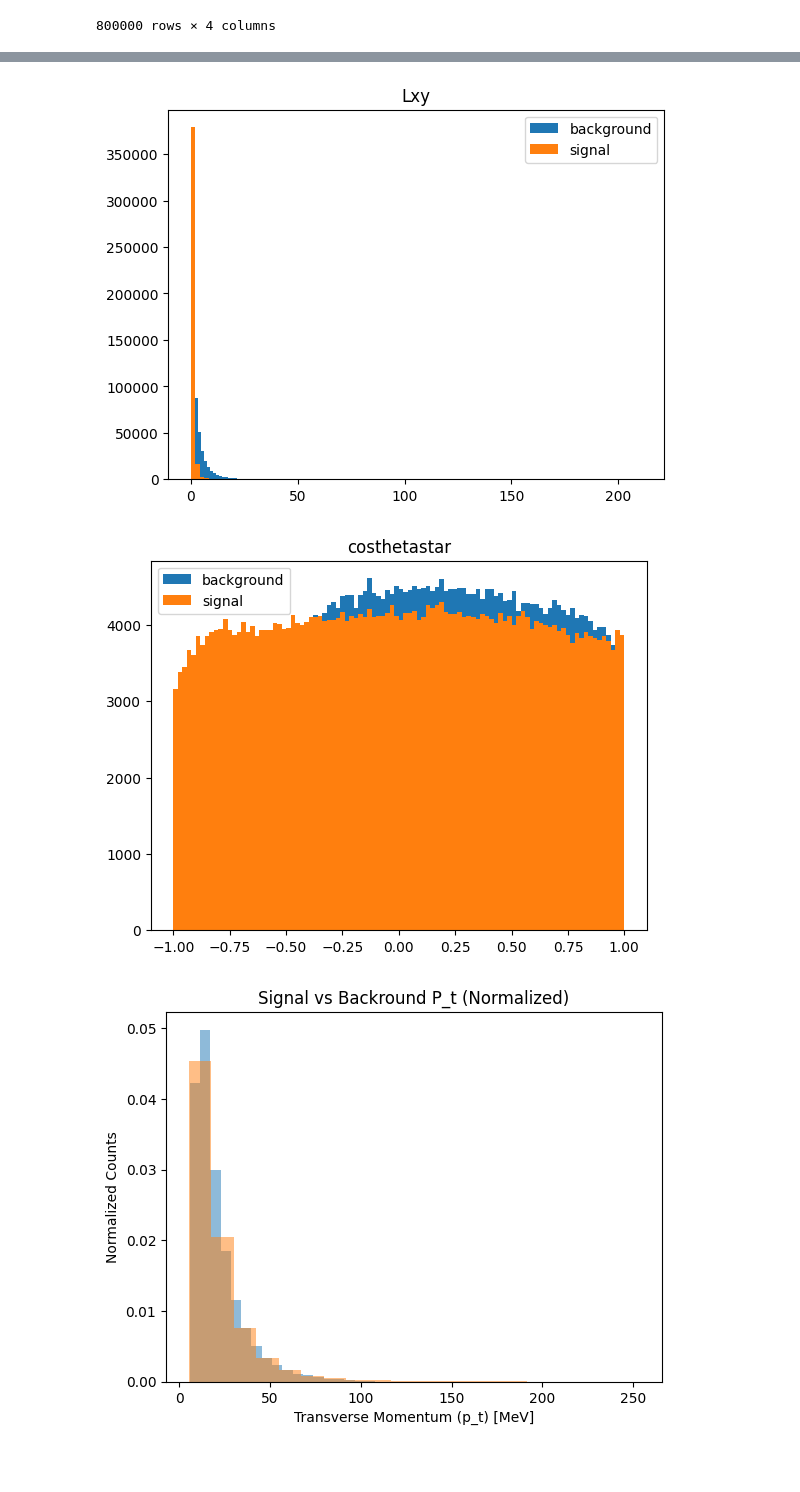
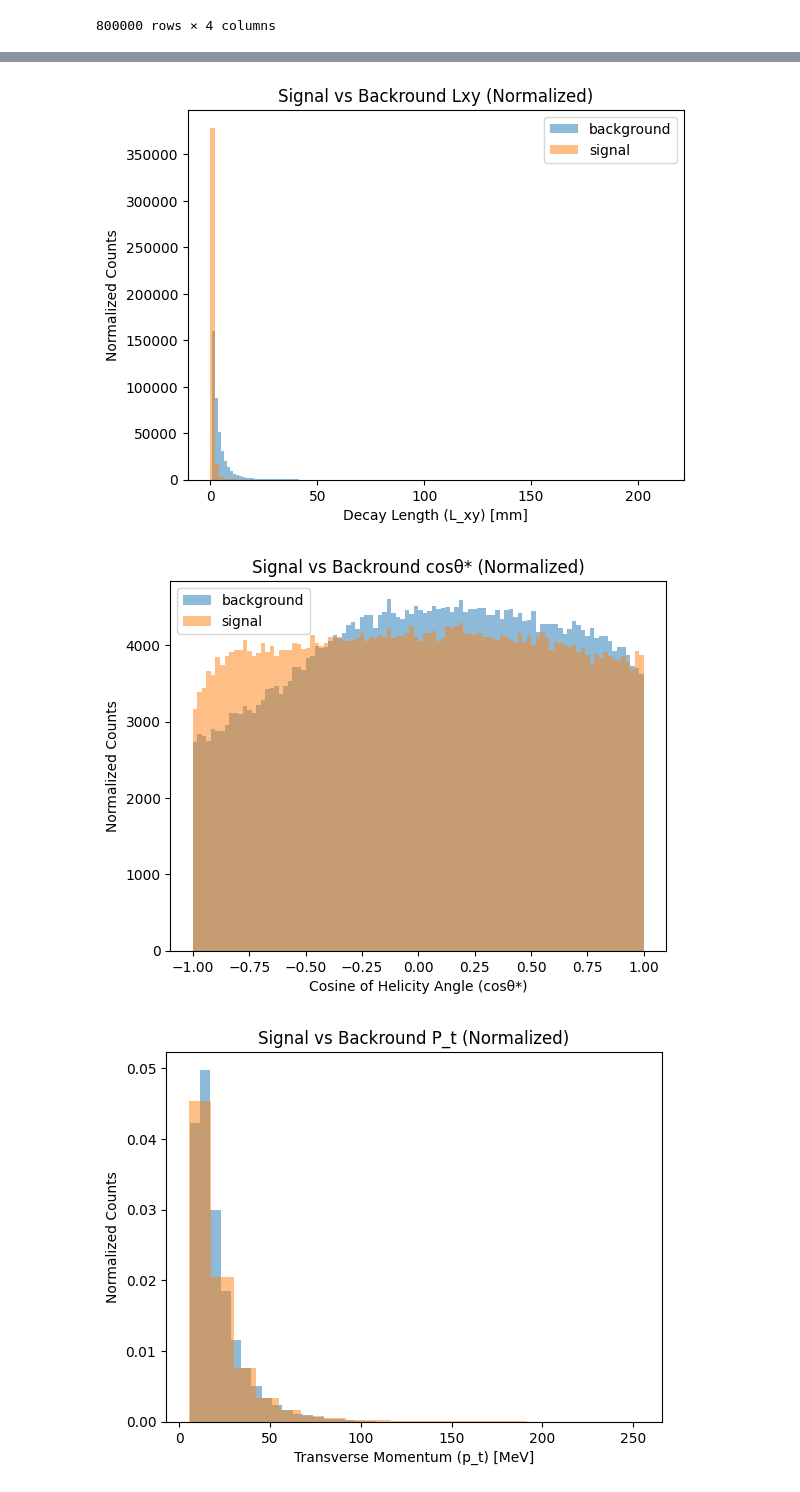
Before and after one commit to GitGup/ATLAS_DNN, a Jupyter notebook: MC_DNN.ipynb, the cells around one changed output, grey strips where cells are left out. Drawn from its saved outputs; the diff is of its cells as text; code cells hidden in the pictures; blank space fills up the shorter version.

Commit message:
added labels to plots, cleaned up cells

```diff
--- a/MC_DNN.ipynb
+++ b/MC_DNN.ipynb
@@ -397,24 +387,29 @@ plt.figure()
 plt.title("Pt")
 hists = plt.hist(X_train1["DMesons_pt"], bins = 100, label = "background", alpha=0.5)
 hists = plt.hist(X_train2["DMesons_pt"], bins = 100, label = "signal", alpha=0.5)
+plt.title("Signal vs Backround P_t (Normalized)")
+plt.xlabel("Transverse Momentum (p_t) [MeV]")
+plt.ylabel("Normalized Counts")
 plt.legend()
 plt.show()
 
 plt.figure()
 plt.title("Lxy")
-hists1 = plt.hist(X_train1["DMesons_fitOutput__Lxy"], bins = 100, label = "background")
-hists1 = plt.hist(X_train2["DMesons_fitOutput__Lxy"], bins = 100, label = "signal")
+hists1 = plt.hist(X_train1["DMesons_fitOutput__Lxy"], bins = 100, label = "background", alpha=0.5)
+hists1 = plt.hist(X_train2["DMesons_fitOutput__Lxy"], bins = 100, label = "signal", alpha=0.5)
+plt.title("Signal vs Backround Lxy (Normalized)")
+plt.xlabel("Decay Length (L_xy) [mm]")
+plt.ylabel("Normalized Counts")
 plt.legend()
 plt.show()
 
 plt.figure()
 plt.title("costhetastar")
-hists2 = plt.hist(X_train1["DMesons_costhetastar"], bins = 100, label = "background")
-hists2 = plt.hist(X_train2["DMesons_costhetastar"], bins = 100, label = "signal")
+hists2 = plt.hist(X_train1["DMesons_costhetastar"], bins = 100, label = "background", alpha=0.5)
+hists2 = plt.hist(X_train2["DMesons_costhetastar"], bins = 100, label = "signal", alpha=0.5)
+plt.title("Signal vs Backround cosθ* (Normalized)")
+plt.xlabel("Cosine of Helicity Angle (cosθ*)")
+plt.ylabel("Normalized Counts")
 plt.legend()
 plt.show()
-
-#density = counts / (sum(counts) * np.diff(bins))
-# plt.legend()
-# plt.show()
 # %% [output]
@@ -422,5 +417,5 @@ plt.show()
-[figure, old version]
+[figure, new version]
-[figure, old version]
+[figure, new version]
 # %%
 counts, bins, _ = plt.hist(X_train1["DMesons_pt"], bins=20)
 counts2, bins2, _ = plt.hist(X_train2["DMesons_pt"], bins=20)
```
Also changed, not shown: parts of 3 cells of this notebook.
